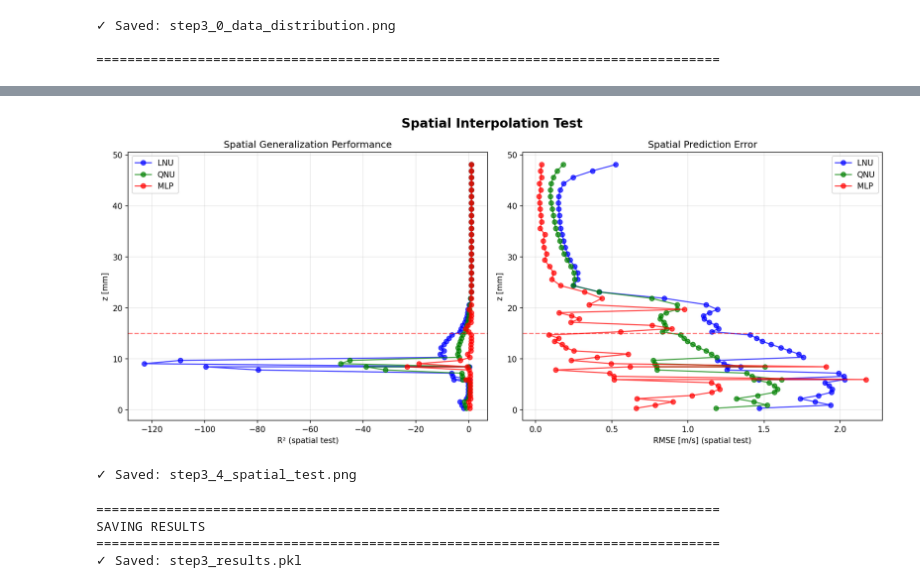
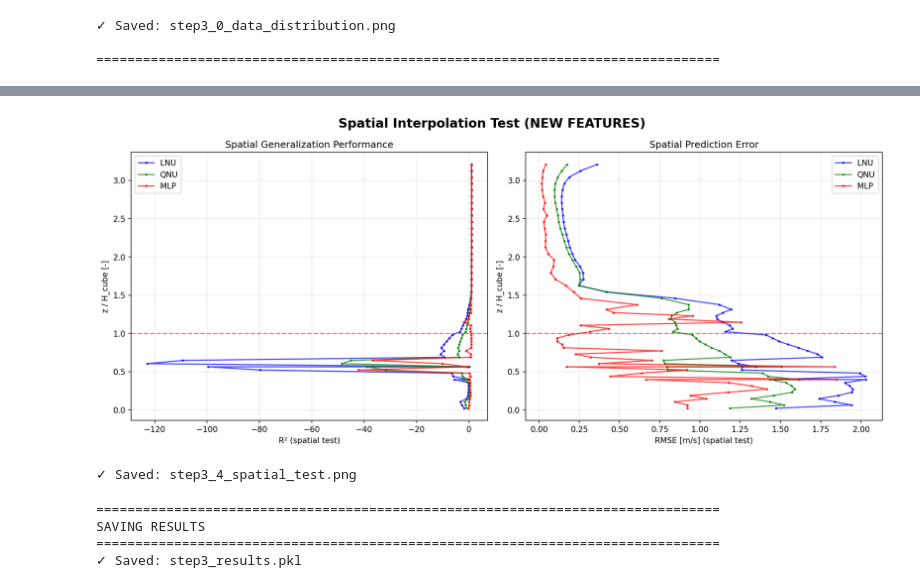
Before and after one commit to uhlirvit/DACI_Multi-case-cfd, a Jupyter notebook: notebooks/Step3__Local_models.ipynb, the cells around one changed output, grey strips where cells are left out. Saved outputs shown, nothing was run; the diff lists cells and outputs as text; code cells hidden in the pictures.

```diff
--- a/notebooks/Step3__Local_models.ipynb
+++ b/notebooks/Step3__Local_models.ipynb
@@ -996,31 +1124,28 @@ CREATING VISUALIZATIONS
 # ============================================================================
 
 fig, axes = plt.subplots(1, 3, figsize=(18, 6))
-fig.suptitle(f'Vertical Profile Reconstruction at x={x_test_loc}m',
+fig.suptitle(f'Vertical Profile Reconstruction at x/H={x_test_loc/H_CUBE:.1f}',
              fontsize=16, fontweight='bold')
 
 for ax, model_name, color in zip(axes, ['LNU', 'QNU', 'MLP'],
                                   ['blue', 'green', 'red']):
-    # Plot predicted profile
-    ax.plot(profiles_predicted[model_name], z_heights*1000,
+    ax.plot(profiles_predicted[model_name], z_heights/H_CUBE,
             '-', color=color, linewidth=2, label='Predicted')
 
-    # Add confidence interval for LNU and QNU
     if model_name in ['LNU', 'QNU']:
         CI_vals = [metrics[z][model_name]['CI'] for z in z_heights]
         U_lower = np.array(profiles_predicted[model_name]) - np.array(CI_vals)
         U_upper = np.array(profiles_predicted[model_name]) + np.array(CI_vals)
-        ax.fill_betweenx(z_heights*1000, U_lower, U_upper,
+        ax.fill_betweenx(z_heights/H_CUBE, U_lower, U_upper,
                         color=color, alpha=0.2, label='95% CI')
 
-    ax.axhline(H_CUBE*1000, color='red', linestyle='--', alpha=0.5, linewidth=1)
+    ax.axhline(1.0, color='red', linestyle='--', alpha=0.5, linewidth=1)
     ax.set_xlabel('U_x [m/s]')
-    ax.set_ylabel('z [mm]')
+    ax.set_ylabel('z / H_cube [-]')
     ax.set_title(f'{model_name} Model')
     ax.grid(True, alpha=0.3)
     ax.legend()
 
-    # Add performance text
     R2_avg = np.mean([metrics[z][model_name]['R2'] for z in z_heights])
     RMSE_avg = np.mean([metrics[z][model_name]['RMSE'] for z in z_heights])
     ax.text(0.05, 0.95, f'R²={R2_avg:.3f}\nRMSE={RMSE_avg:.3f}',
@@ -1152,46 +1265,44 @@ for model_name, color, linestyle in [('LNU', 'blue', '--'),
 ✓ Saved: step3_3_profile_vs_cfd_MLP.png
 # %%
 # ============================================================================
-# VISUALIZATION 4: SPATIAL TEST (if applicable)
+# VISUALIZATION 4: SPATIAL TEST
 # ============================================================================
 
 if VALIDATION_MODE == 'spatial' and len(x_test) > 0:
     fig, axes = plt.subplots(1, 2, figsize=(14, 6))
-    fig.suptitle('Spatial Interpolation Test', fontsize=16, fontweight='bold')
+    fig.suptitle('Spatial Interpolation Test (NEW FEATURES)', fontsize=16, fontweight='bold')
 
-    # R² for spatial test
     ax = axes[0]
     for model_name, color in [('LNU', 'blue'), ('QNU', 'green'), ('MLP', 'red')]:
-        z_vals = [m['z']*1000 for m in spatial_metrics[model_name]]
+        z_vals = [m['z']/H_CUBE for m in spatial_metrics[model_name]]
         R2_vals = [m['R2'] for m in spatial_metrics[model_name]]
-        ax.plot(R2_vals, z_vals, '-o', label=model_name, color=color, alpha=0.7)
+        ax.plot(R2_vals, z_vals, '-o', label=model_name, color=color, alpha=0.7, markersize=2)
     ax.set_xlabel('R² (spatial test)')
-    ax.set_ylabel('z [mm]')
+    ax.set_ylabel('z / H_cube [-]')
     ax.set_title('Spatial Generalization Performance')
     ax.legend()
     ax.grid(True, alpha=0.3)
-    ax.axhline(H_CUBE*1000, color='red', linestyle='--', alpha=0.5)
+    ax.axhline(1.0, color='red', linestyle='--', alpha=0.5)
 
-    # RMSE for spatial test
     ax = axes[1]
     for model_name, color in [('LNU', 'blue'), ('QNU', 'green'), ('MLP', 'red')]:
-        z_vals = [m['z']*1000 for m in spatial_metrics[model_name]]
+        z_vals = [m['z']/H_CUBE for m in spatial_metrics[model_name]]
         RMSE_vals = [m['RMSE'] for m in spatial_metrics[model_name]]
-        ax.plot(RMSE_vals, z_vals, '-o', label=model_name, color=color, alpha=0.7)
+        ax.plot(RMSE_vals, z_vals, '-o', label=model_name, color=color, alpha=0.7, markersize=2)
     ax.set_xlabel('RMSE [m/s] (spatial test)')
-    ax.set_ylabel('z [mm]')
+    ax.set_ylabel('z / H_cube [-]')
     ax.set_title('Spatial Prediction Error')
     ax.legend()
     ax.grid(True, alpha=0.3)
-    ax.axhline(H_CUBE*1000, color='red', linestyle='--', alpha=0.5)
+    ax.axhline(1.0, color='red', linestyle='--', alpha=0.5)
 
     plt.tight_layout()
     plt.savefig(FIGURES_DIR / 'step3_4_spatial_test.png', dpi=300, bbox_inches='tight')
     plt.show()
     print("✓ Saved: step3_4_spatial_test.png")
     plt.close()
 # %% [output]
-[figure, old version]
+[figure, new version]
 ✓ Saved: step3_4_spatial_test.png
 # %%
 # ============================================================================
```
Also changed, not shown: parts of 19 cells of this notebook, 13 other files.
